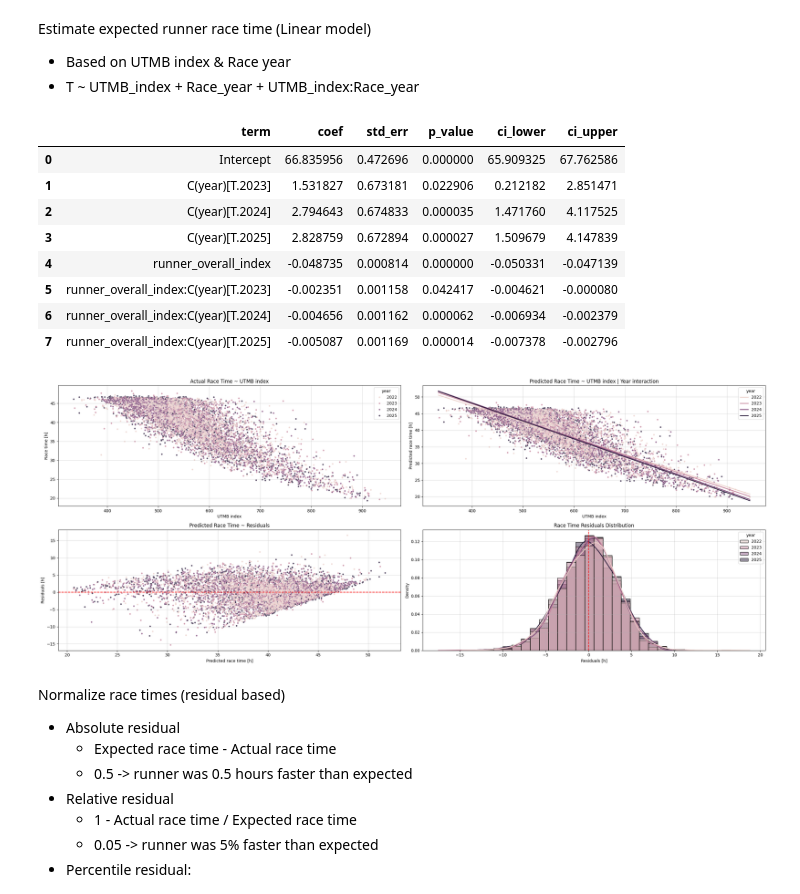
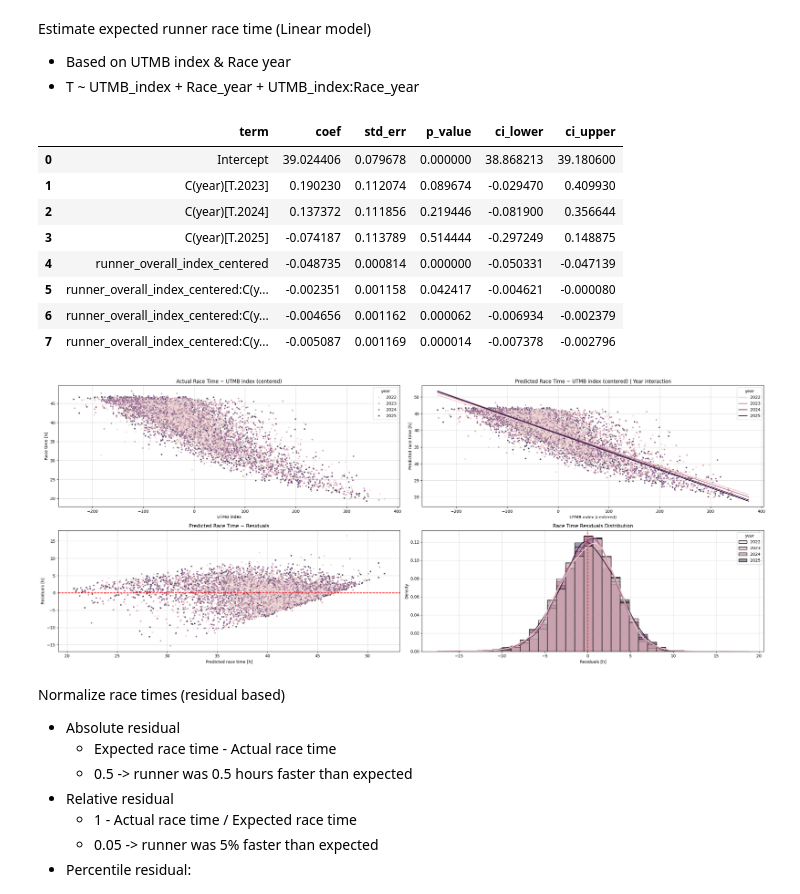
Before and after one commit to 1312Bravo/Path-To-UTMB, a Jupyter notebook: pacing_strategy/pacing_strategy_analysis.ipynb, the cells around one changed output. Cells and saved outputs as stored; diff of their text form; code cells hidden in the pictures.

```diff
--- a/pacing_strategy/pacing_strategy_analysis.ipynb
+++ b/pacing_strategy/pacing_strategy_analysis.ipynb
@@ -427,7 +427,13 @@ Estimate expected runner race time (Linear model)
 df_race_time_normalization = (
     pacing_analysis_df
     .drop_duplicates(subset=["runner_id"])
-    [["runner_id", "runner_race_time_hours", "runner_overall_index", "year"]]
+    .assign(
+        runner_overall_index_centered = lambda df: (
+            df["runner_overall_index"] - df["runner_overall_index"].mean()
+        )
+    )
+    [["runner_id", "runner_race_time_hours", "runner_overall_index_centered", "year"]]
+
     .dropna(how="any")
     .reset_index(drop=True)
     .copy()
@@ -437,7 +443,7 @@ df_race_time_normalization = (
 
 # Fit
 model_race_time_normalization = smf.ols(
-    formula = "runner_race_time_hours ~ runner_overall_index * C(year)",
+    formula = "runner_race_time_hours ~ runner_overall_index_centered * C(year)",
     data = df_race_time_normalization,
 )
 fit_race_time_normalization = model_race_time_normalization.fit()
@@ -461,14 +467,14 @@ coef_race_time_normalization_df = (
 coef_race_time_normalization_df
 # %% [output]
 |  | term | coef | std_err | p_value | ci_lower | ci_upper |
-| 0 | Intercept | 66.835956 | 0.472696 | 0.000000 | 65.909325 | 67.762586 |
-| 1 | C(year)[T.2023] | 1.531827 | 0.673181 | 0.022906 | 0.212182 | 2.851471 |
-| 2 | C(year)[T.2024] | 2.794643 | 0.674833 | 0.000035 | 1.471760 | 4.117525 |
-| 3 | C(year)[T.2025] | 2.828759 | 0.672894 | 0.000027 | 1.509679 | 4.147839 |
-| 4 | runner_overall_index | -0.048735 | 0.000814 | 0.000000 | -0.050331 | -0.047139 |
-| 5 | runner_overall_index:C(year)[T.2023] | -0.002351 | 0.001158 | 0.042417 | -0.004621 | -0.000080 |
-| 6 | runner_overall_index:C(year)[T.2024] | -0.004656 | 0.001162 | 0.000062 | -0.006934 | -0.002379 |
-| 7 | runner_overall_index:C(year)[T.2025] | -0.005087 | 0.001169 | 0.000014 | -0.007378 | -0.002796 |
+| 0 | Intercept | 39.024406 | 0.079678 | 0.000000 | 38.868213 | 39.180600 |
+| 1 | C(year)[T.2023] | 0.190230 | 0.112074 | 0.089674 | -0.029470 | 0.409930 |
+| 2 | C(year)[T.2024] | 0.137372 | 0.111856 | 0.219446 | -0.081900 | 0.356644 |
+| 3 | C(year)[T.2025] | -0.074187 | 0.113789 | 0.514444 | -0.297249 | 0.148875 |
+| 4 | runner_overall_index_centered | -0.048735 | 0.000814 | 0.000000 | -0.050331 | -0.047139 |
+| 5 | runner_overall_index_centered:C(y... | -0.002351 | 0.001158 | 0.042417 | -0.004621 | -0.000080 |
+| 6 | runner_overall_index_centered:C(y... | -0.004656 | 0.001162 | 0.000062 | -0.006934 | -0.002379 |
+| 7 | runner_overall_index_centered:C(y... | -0.005087 | 0.001169 | 0.000014 | -0.007378 | -0.002796 |
 # %%
 # Calculate absolute race time residual: Expected - Actual
 df_race_time_normalization = (
@@ -486,15 +492,15 @@ fig, ax = plt.subplots(2, 2, figsize = (25, 10))
 
 # Prediction grid for model lines
 utmb_index_grid = np.linspace(
-    df_race_time_normalization["runner_overall_index"].min(),
-    df_race_time_normalization["runner_overall_index"].max(),
+    df_race_time_normalization["runner_overall_index_centered"].min(),
+    df_race_time_normalization["runner_overall_index_centered"].max(),
     100,
 )
 
 pred_grid_df = pd.concat(
     [
         pd.DataFrame({
-            "runner_overall_index": utmb_index_grid,
+            "runner_overall_index_centered": utmb_index_grid,
             "year": year,
         })
         for year in sorted(df_race_time_normalization["year"].unique())
@@ -507,25 +513,25 @@ pred_grid_df = pred_grid_df.assign(
 )
 
 # Actual Race Time ~ UTMB index
-ax[0,0].set_title("Actual Race Time ~ UTMB index")
+ax[0,0].set_title("Actual Race Time ~ UTMB index (centered)")
 sns.scatterplot(
-    data = df_race_time_normalization, x = "runner_overall_index", y = "runner_race_time_hours",
+    data = df_race_time_normalization, x = "runner_overall_index_centered", y = "runner_race_time_hours",
     hue = "year", s = 16, alpha = 0.8, ax = ax[0,0],
 )
 ax[0,0].set_xlabel("UTMB index")
 ax[0,0].set_ylabel("Race time [h]")
 
 # Model prediction lines by year
-ax[0,1].set_title("Predicted Race Time ~ UTMB index | Year interaction")
+ax[0,1].set_title("Predicted Race Time ~ UTMB index (centered) | Year interaction")
 sns.scatterplot(
-    data = df_race_time_normalization, x = "runner_overall_index", y = "runner_race_time_hours",
+    data = df_race_time_normalization, x = "runner_overall_index_centered", y = "runner_race_time_hours",
     hue = "year", s = 16, alpha = 0.8, ax = ax[0,1], legend = False,
 )
 sns.lineplot(
-    data = pred_grid_df, x = "runner_overall_index", y = "runner_race_time_hours_pred",
+    data = pred_grid_df, x = "runner_overall_index_centered", y = "runner_race_time_hours_pred",
     hue = "year", linewidth = 2, ax = ax[0,1],
 )
-ax[0,1].set_xlabel("UTMB index")
+ax[0,1].set_xlabel("UTMB index (centered)")
 ax[0,1].set_ylabel("Predicted race time [h]")
 
 # Predicted values vs. residuals
@@ -534,34 +540,34 @@ sns.scatterplot(
     data = df_race_time_normalization, x = "runner_race_time_hours_pred", y = "runner_race_time_hours_residual_abs",
     hue = "year", s = 16, alpha = 0.8, ax = ax[1,0], legend = False,
 )
 ax[1,0].axhline(0, color = "red", linestyle = "--")
 ax[1,0].set_xlabel("Predicted race time [h]")
 ax[1,0].set_ylabel("Residuals [h]")
 
 # Residuals distribution
 ax[1,1].set_title("Race Time Residuals Distribution")
 sns.histplot(
     data = df_race_time_normalization, x = "runner_race_time_hours_residual_abs",
     hue = "year", bins = 30, stat = "density", common_norm = False, alpha = 0.45,
     ax = ax[1,1],
 )
 sns.kdeplot(
     data = df_race_time_normalization, x = "runner_race_time_hours_residual_abs",
     hue = "year", common_norm = False, linewidth = 2, ax = ax[1,1],
     legend = False,
 )
 ax[1,1].axvline(0, color = "red", linestyle = "--")
 ax[1,1].set_xlabel("Residuals [h]")
 ax[1,1].set_ylabel("Density")
 
 for i in [0, 1]:
     for j in [0, 1]:
         ax[i,j].grid(alpha = 0.5)
 
 plt.tight_layout()
 plt.show()
 # %% [output]
-[figure, old version]
+[figure, new version]
 # %% [markdown]
 Normalize race times (residual based)
 - Absolute residual
```
Also changed, not shown: parts of 19 cells of this notebook.
